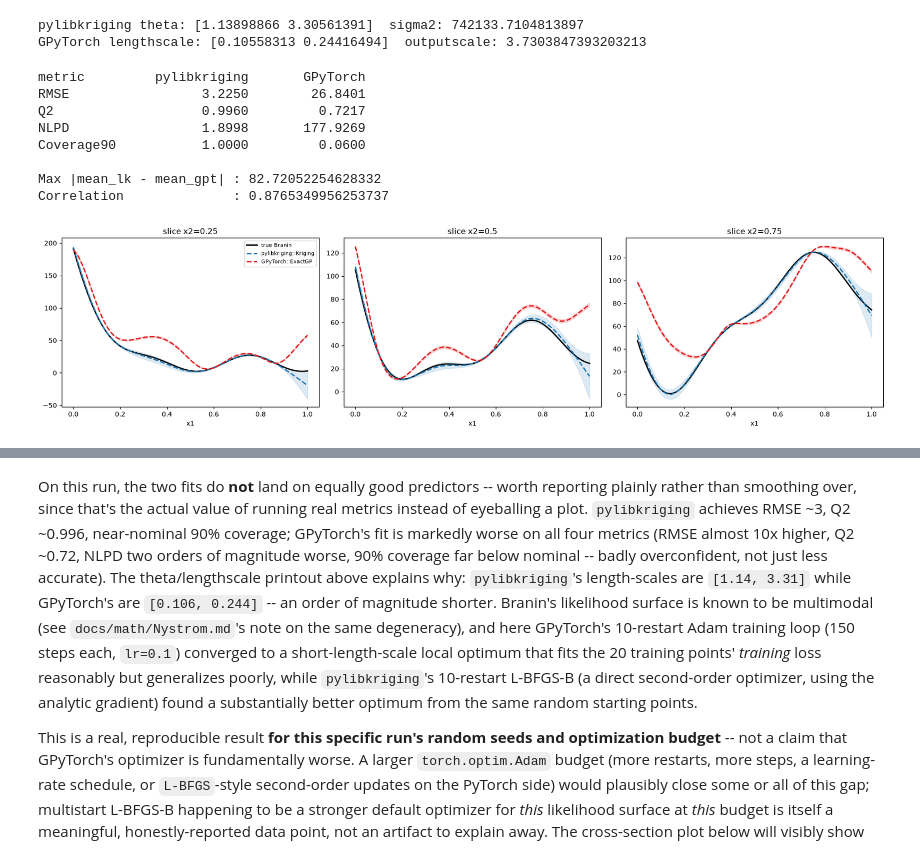
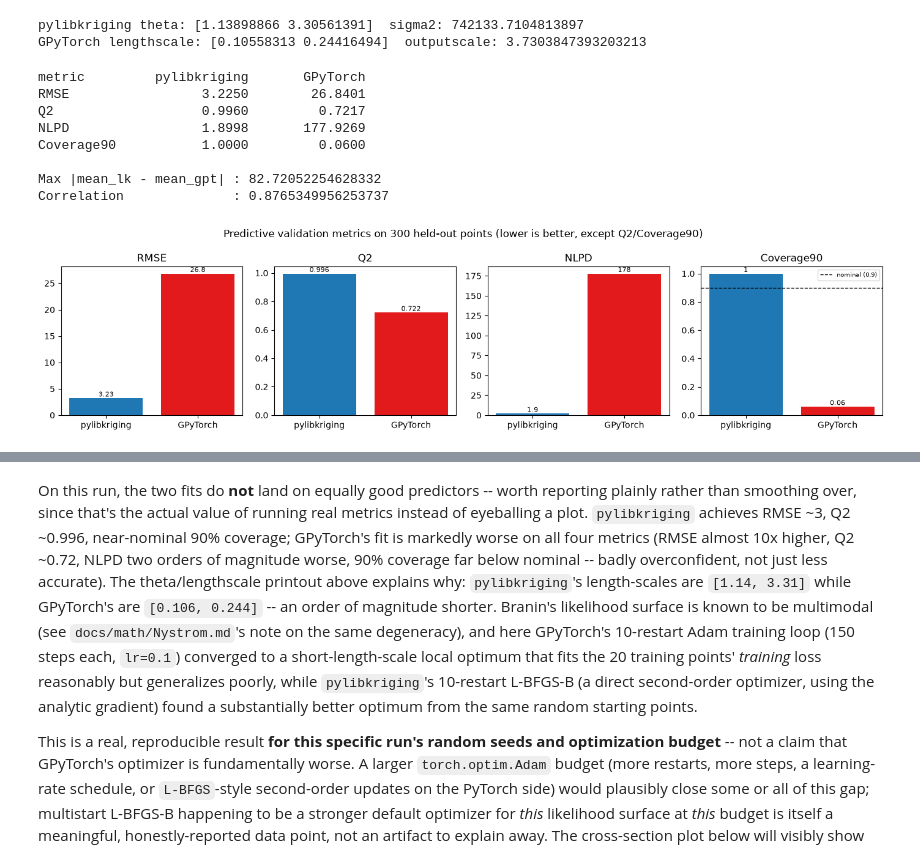
Before and after one commit to libKriging/libKriging, a Jupyter notebook: docs/comparisons/libKriging_vs_GPyTorch.ipynb, the cells around one changed output, grey strips where cells are left out. Saved outputs shown, nothing was run; the diff lists cells and outputs as text; code cells hidden in the pictures.

```diff
--- a/docs/comparisons/libKriging_vs_GPyTorch.ipynb
+++ b/docs/comparisons/libKriging_vs_GPyTorch.ipynb
@@ -237,14 +237,6 @@ for name in ["RMSE", "Q2", "NLPD", "Coverage90"]:
 print()
 print("Max |mean_lk - mean_gpt| :", np.max(np.abs(mean_lk - mean_gpt)))
 print("Correlation              :", np.corrcoef(mean_lk, mean_gpt)[0, 1])
-
-models_mimicry = [
-    ("pylibkriging::Kriging",
-     lambda Xs: (k_lk.predict(Xs, True, False, False)[0].flatten(),
-                 k_lk.predict(Xs, True, False, False)[1].flatten())),
-    ("GPyTorch::ExactGP", lambda Xs: gpytorch_predict((model, likelihood), Xs)),
-]
-plot_slices(models_mimicry)
 # %% [output]
 metric         pylibkriging       GPyTorch
 RMSE                 3.2250        26.8401
@@ -254,4 +246,25 @@ Coverage90           1.0000         0.0600
 
 Max |mean_lk - mean_gpt| : 82.72052254628332
 Correlation              : 0.8765349956253737
-[figure, removed]
+# %%
+fig, axes = plt.subplots(1, 4, figsize=(14, 3.5))
+metric_names = ["RMSE", "Q2", "NLPD", "Coverage90"]
+colors = ["#1f78b4", "#e31a1c"]
+labels = ["pylibkriging", "GPyTorch"]
+
+for ax, name in zip(axes, metric_names):
+    values = [metrics_lk[name], metrics_gpt[name]]
+    ax.bar(labels, values, color=colors)
+    ax.set_title(name)
+    if name == "Coverage90":
+        ax.axhline(0.9, color="black", linestyle="--", linewidth=1, label="nominal (0.9)")
+        ax.legend(fontsize=7)
+    for x, v in enumerate(values):
+        ax.text(x, v, f"{v:.3g}", ha="center",
+                va="bottom" if v >= 0 else "top", fontsize=8)
+
+fig.suptitle("Predictive validation metrics on 300 held-out points (lower is better, except Q2/Coverage90)")
+fig.tight_layout()
+plt.show()
+# %% [output]
+[figure, added]
```
Also changed, not shown: parts of 4 cells of this notebook.
